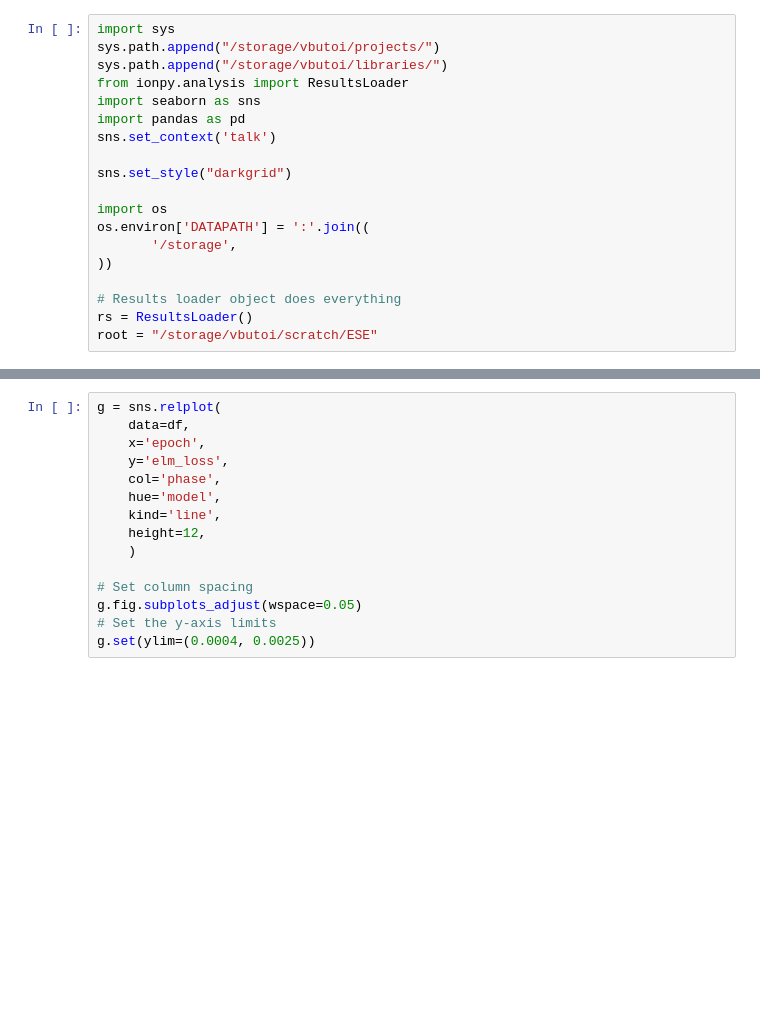
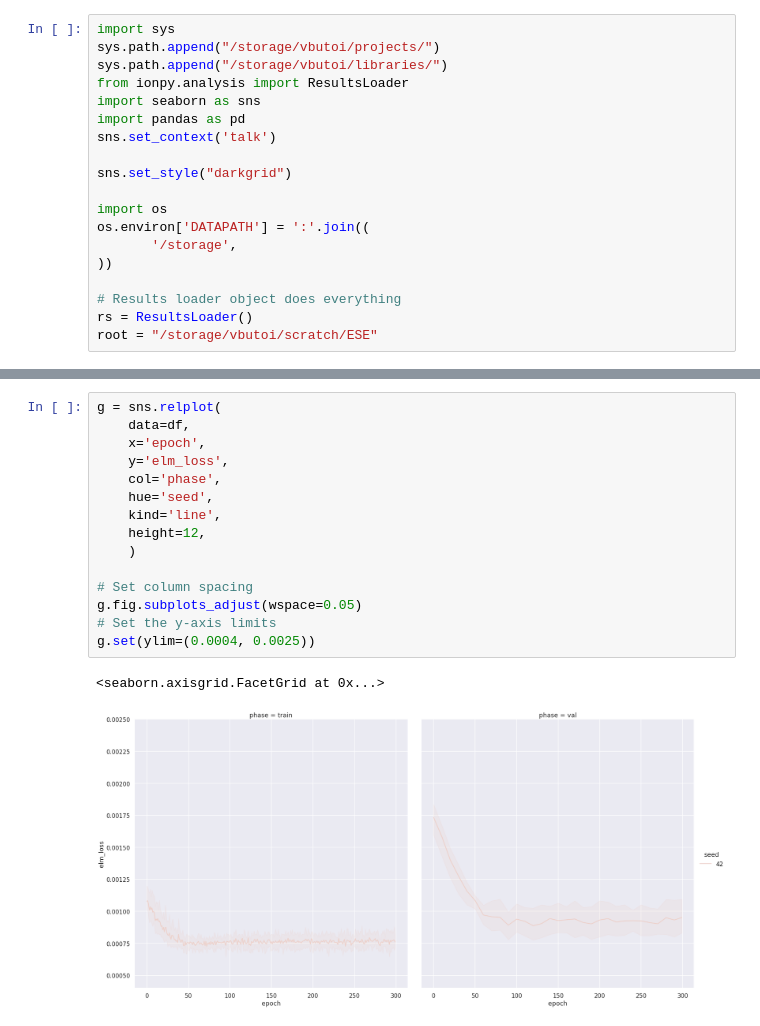
Before and after one commit to VictorButoi/ESE, a Jupyter notebook: notebooks/results.ipynb, the cells around one changed output, grey strips where cells are left out. Drawn from its saved outputs; the diff is of its cells as text; blank space fills up the shorter version.

```diff
--- a/notebooks/results.ipynb
+++ b/notebooks/results.ipynb
@@ -53,18 +70,21 @@ g.set(ylim=(0.0004, 0.0025))
 # %%
 g = sns.relplot(
     data=df,
     x='epoch',
     y='elm_loss',
     col='phase',
-    hue='model',
+    hue='seed',
     kind='line',
     height=12,
     )
 
 # Set column spacing
 g.fig.subplots_adjust(wspace=0.05)
 # Set the y-axis limits
 g.set(ylim=(0.0004, 0.0025))
+# %% [output]
+<seaborn.axisgrid.FacetGrid at 0x...>
+[figure, added]
 # %%
 g = sns.relplot(
     data=df,
```
Also changed, not shown: parts of 4 cells of this notebook, 4 other files.
